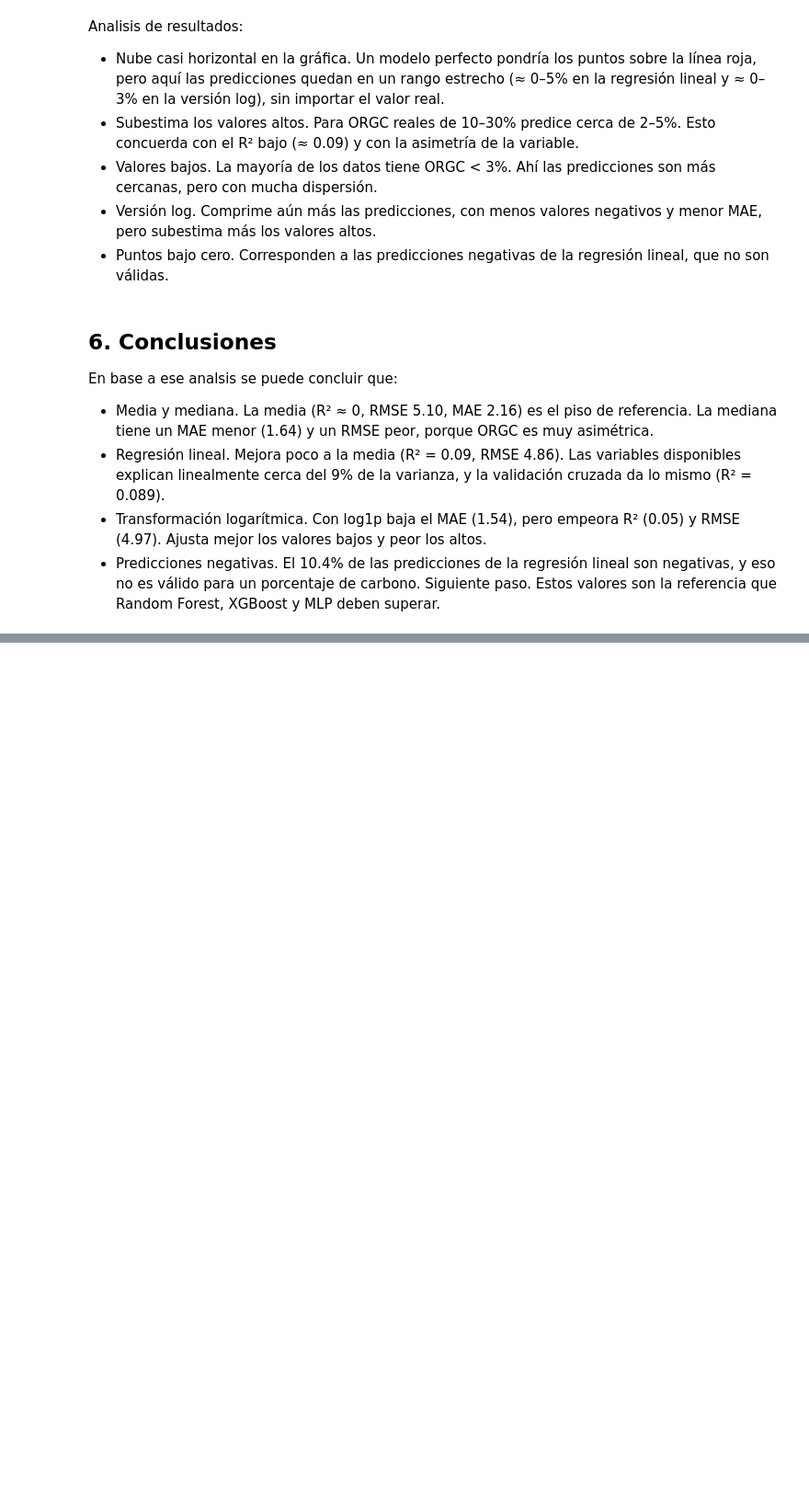
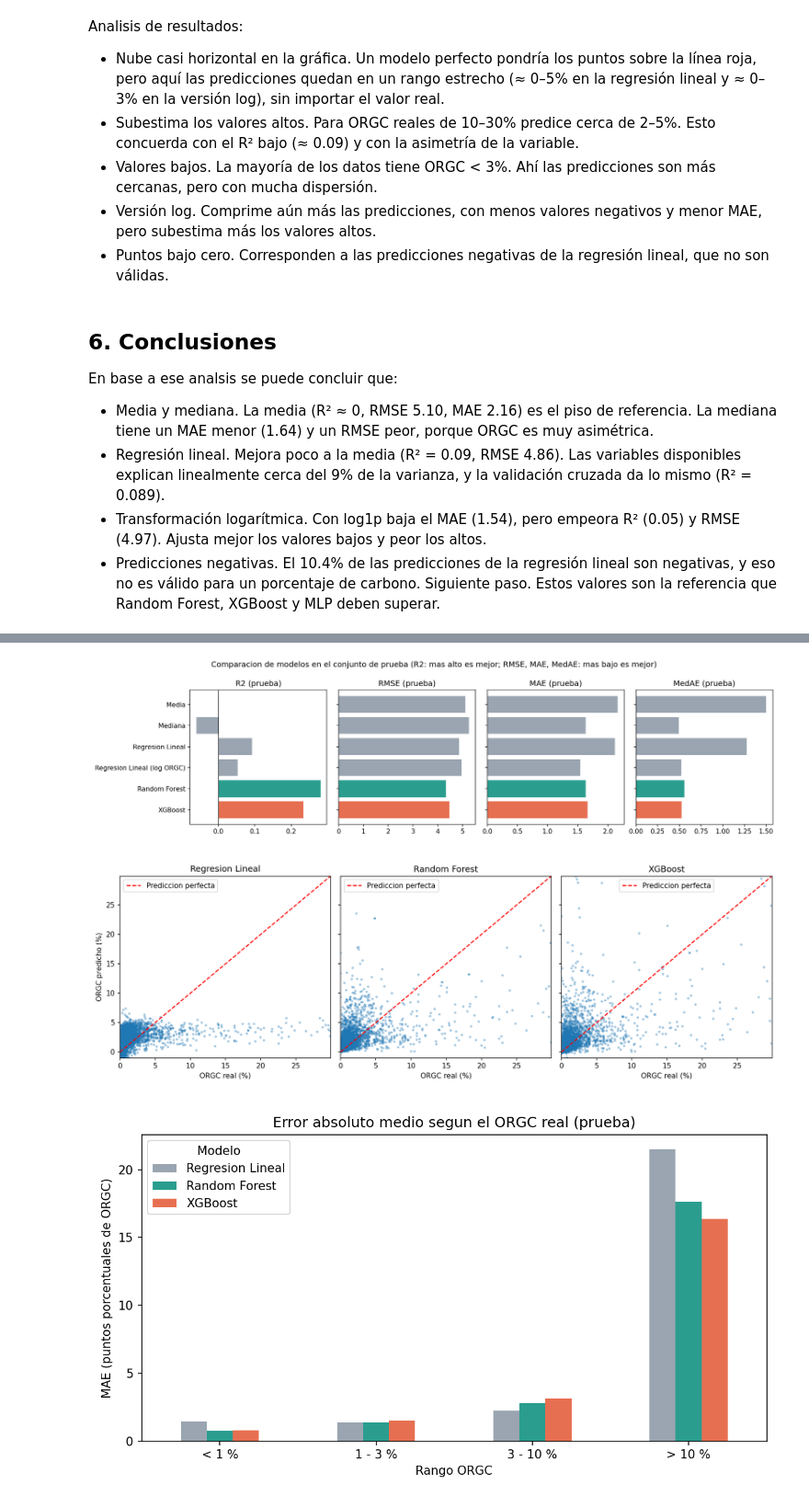
Before and after one commit to israel-cc/IA-_Predicci-n-de-Carbono-Org-nico-en-Suelo-SOC-, a Jupyter notebook: notebooks/02_modelos.ipynb, the cells around one changed output, grey strips where cells are left out. Shown at 92% size. Drawn from its saved outputs; the diff is of its cells as text; code cells hidden in the pictures; blank space fills up the shorter version.

Commit message:
Agrega modelos Random Forest y XGBoost, comparacion y resultados
Co-Authored-By: Claude Sonnet 5.5 <noreply@anthropic.com>

```diff
--- a/notebooks/02_modelos.ipynb
+++ b/notebooks/02_modelos.ipynb
@@ -144,0 +184,7 @@ Siguiente paso. Estos valores son la referencia que Random Forest, XGBoost y MLP
+# %%
+for name in ['comparacion_metricas', 'real_vs_predicho', 'mae_por_rango', 'importancia_variables']:
+    display(Image(f'../results/plots/{name}.png'))
+# %% [output]
+[figure, added]
+[figure, added]
+[figure, added]
```
Also changed, not shown: parts of 6 cells of this notebook, 11 other files.
